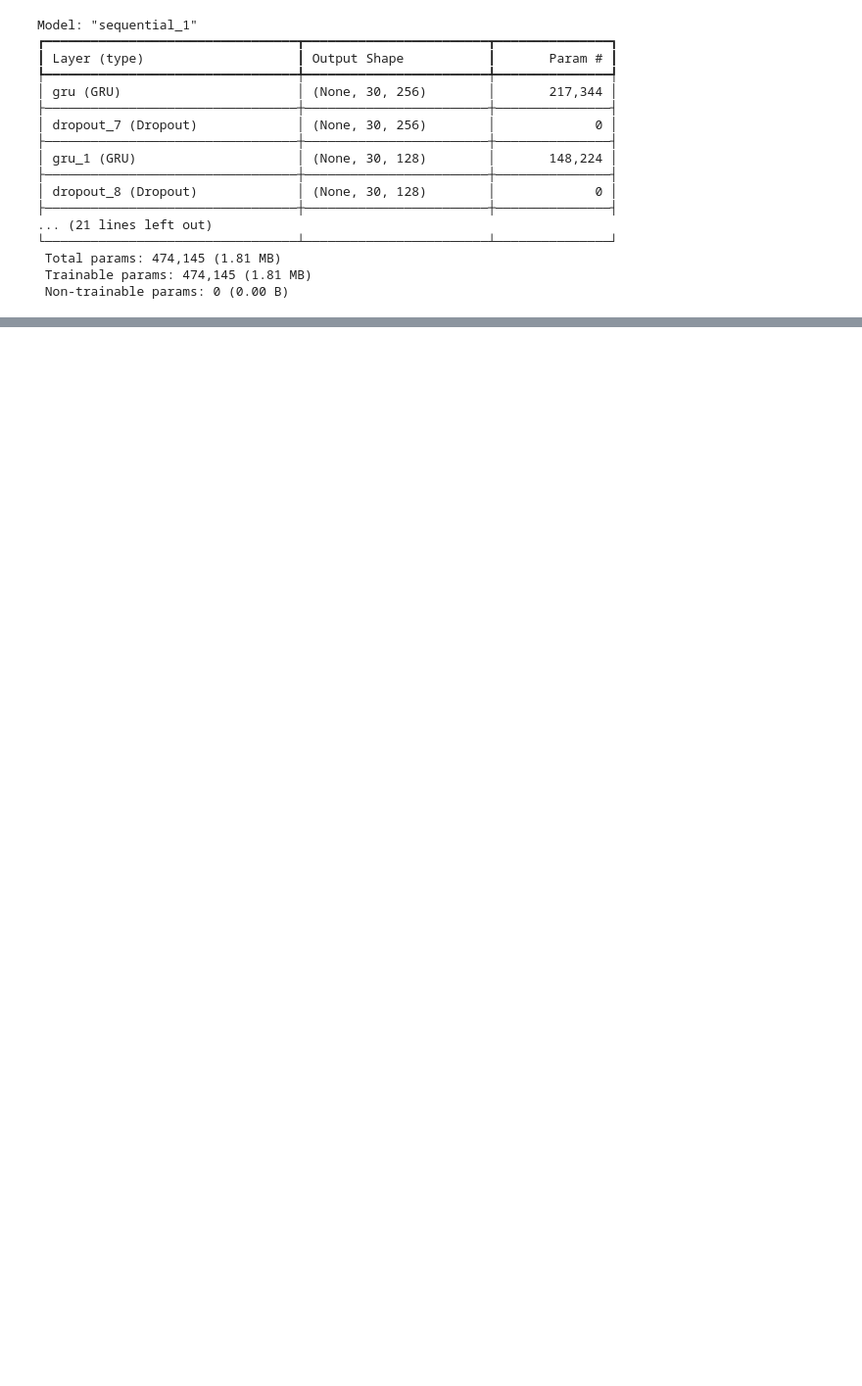
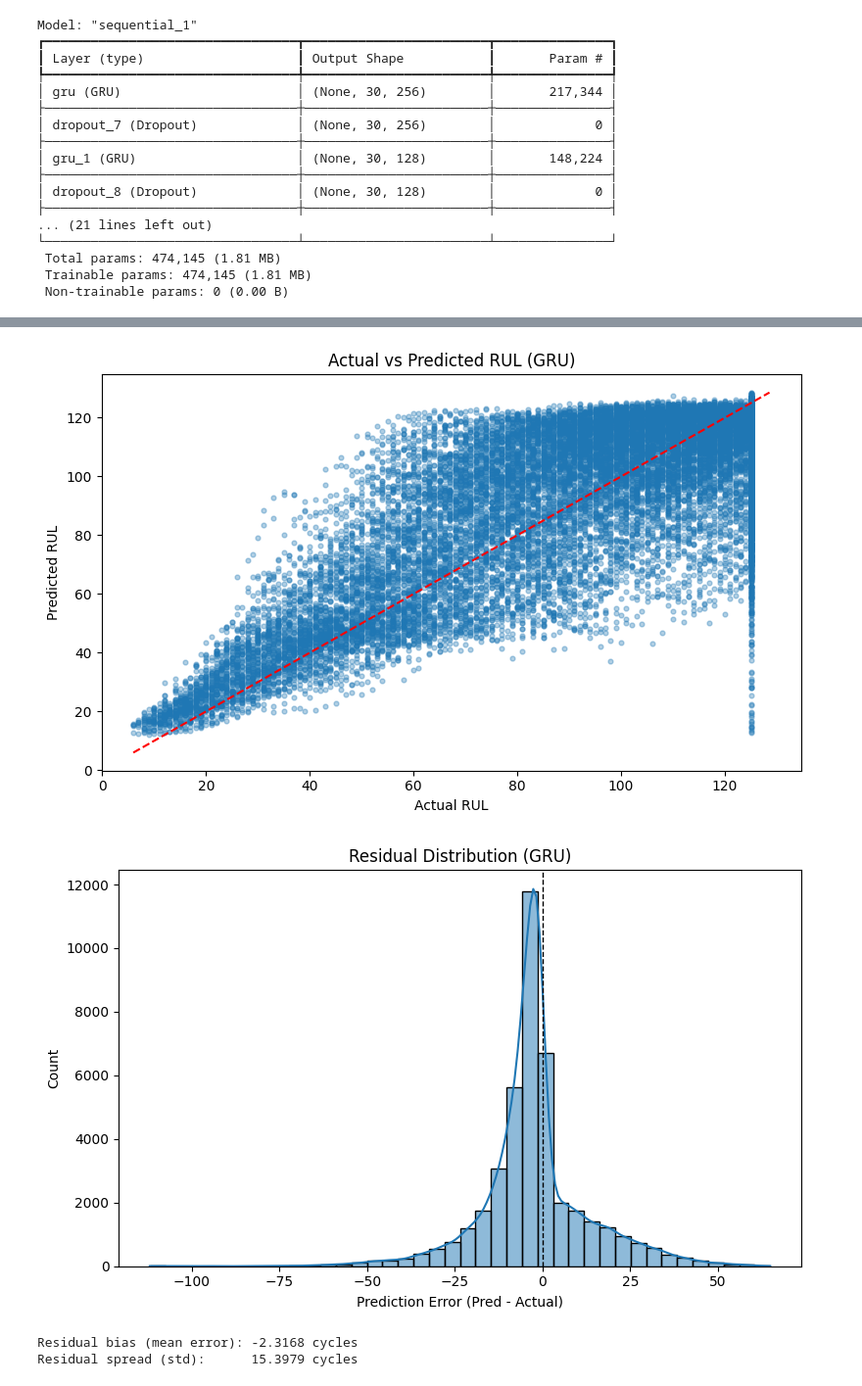
Before and after one commit to Prognos-AI/Vuriti-Tirumala-Srinivas-Prognos-AI, a Jupyter notebook: main.ipynb, the cells around one changed output, grey strips where cells are left out. Shown at 98% size. Drawn from its saved outputs; the diff is of its cells as text; code cells hidden in the pictures; blank space fills up the shorter version.

```diff
--- a/main.ipynb
+++ b/main.ipynb
@@ -417,0 +740,29 @@ plt.show()
+# %%
+plt.figure(figsize=(8, 5))
+plt.scatter(results_df["actual_rul"], results_df["pred_best"], alpha=0.35, s=12)
+line_min = float(min(results_df["actual_rul"].min(), results_df["pred_best"].min()))
+line_max = float(max(results_df["actual_rul"].max(), results_df["pred_best"].max()))
+plt.plot([line_min, line_max], [line_min, line_max], color="red", linestyle="--", linewidth=1.5)
+plt.title(f"Actual vs Predicted RUL ({best_model_name})")
+plt.xlabel("Actual RUL")
+plt.ylabel("Predicted RUL")
+plt.tight_layout()
+plt.show()
+
+plt.figure(figsize=(8, 5))
+sns.histplot(results_df["residual_best"], bins=40, kde=True)
+plt.axvline(0, color="black", linestyle="--", linewidth=1)
+plt.title(f"Residual Distribution ({best_model_name})")
+plt.xlabel("Prediction Error (Pred - Actual)")
+plt.tight_layout()
+plt.show()
+
+residual_bias = results_df["residual_best"].mean()
+residual_std = results_df["residual_best"].std()
+print(f"Residual bias (mean error): {residual_bias:.4f} cycles")
+print(f"Residual spread (std):      {residual_std:.4f} cycles")
+# %% [output]
+[figure, added]
+[figure, added]
+Residual bias (mean error): -2.3168 cycles
+Residual spread (std):      15.3979 cycles
```
Also changed, not shown: parts of 24 cells of this notebook, 22 other files.
